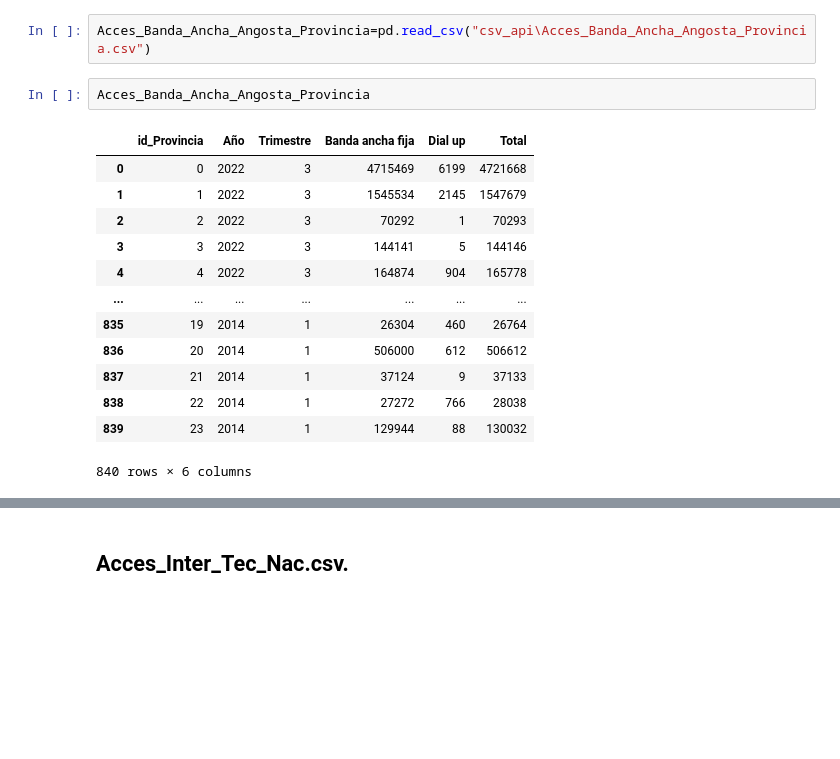
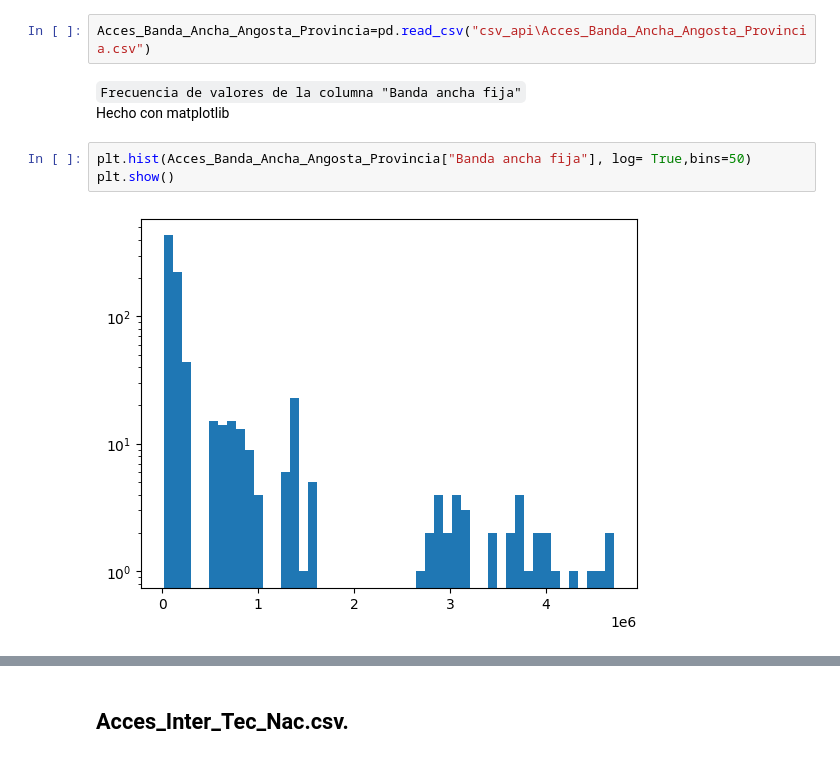
Before and after one commit to A-Lasso/Proyecto_Individual2, a Jupyter notebook: EDA.ipynb, the cells around one changed output, grey strips where cells are left out. Cells and saved outputs as stored; diff of their text form; blank space fills up the shorter version.

```diff
--- a/EDA.ipynb
+++ b/EDA.ipynb
@@ -226,18 +232,10 @@ No hay un tipo de consistencia en los valores totales con los valores de dial up
 # %%
 Acces_Banda_Ancha_Angosta_Provincia=pd.read_csv("csv_api\Acces_Banda_Ancha_Angosta_Provincia.csv")
-# %%
-Acces_Banda_Ancha_Angosta_Provincia
-# %% [output]
-|  | id_Provincia | Año | Trimestre | Banda ancha fija | Dial up | Total |
-| 0 | 0 | 2022 | 3 | 4715469 | 6199 | 4721668 |
-| 1 | 1 | 2022 | 3 | 1545534 | 2145 | 1547679 |
-| 2 | 2 | 2022 | 3 | 70292 | 1 | 70293 |
-| 3 | 3 | 2022 | 3 | 144141 | 5 | 144146 |
-| 4 | 4 | 2022 | 3 | 164874 | 904 | 165778 |
-| ... | ... | ... | ... | ... | ... | ... |
-| 835 | 19 | 2014 | 1 | 26304 | 460 | 26764 |
-| 836 | 20 | 2014 | 1 | 506000 | 612 | 506612 |
-| 837 | 21 | 2014 | 1 | 37124 | 9 | 37133 |
-| 838 | 22 | 2014 | 1 | 27272 | 766 | 28038 |
-| 839 | 23 | 2014 | 1 | 129944 | 88 | 130032 |
-840 rows × 6 columns
+# %% [markdown]
+`Frecuencia de valores de la columna "Banda ancha fija"`<br>
+Hecho con matplotlib
+# %%
+plt.hist(Acces_Banda_Ancha_Angosta_Provincia["Banda ancha fija"], log= True,bins=50)
+plt.show()
+# %% [output]
+[figure, added]
```
Also changed, not shown: parts of 60 cells of this notebook, 8 other files.
